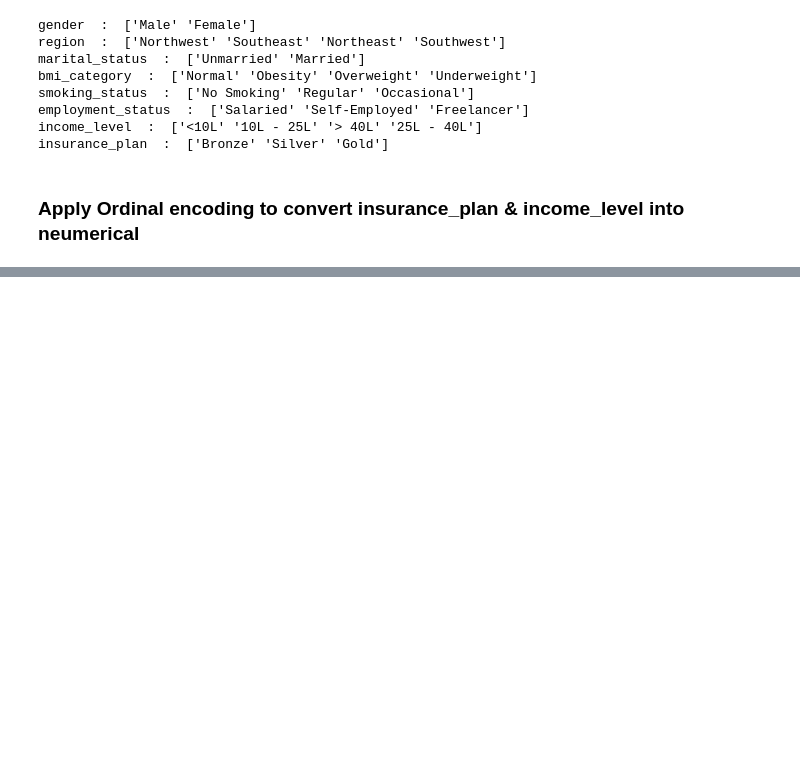
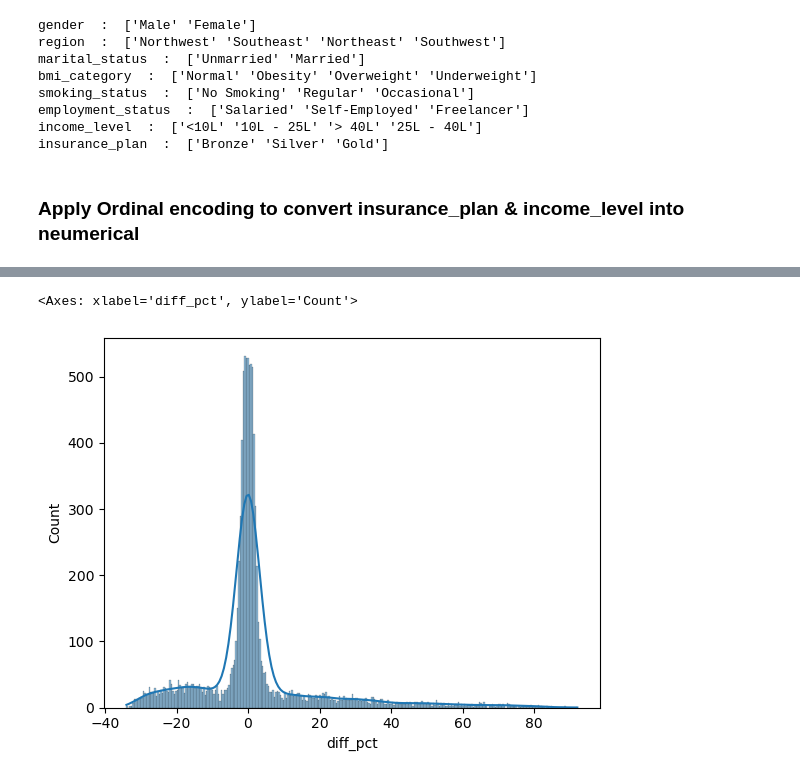
Before and after one commit to puneet-cs/DS19_ML_Project, a Jupyter notebook: DS19_Step1_EDA.ipynb, the cells around one changed output, grey strips where cells are left out. Saved outputs shown, nothing was run; the diff lists cells and outputs as text; code cells hidden in the pictures; blank space fills up the shorter version.

```diff
--- a/DS19_Step1_EDA.ipynb
+++ b/DS19_Step1_EDA.ipynb
@@ -469,0 +600,2 @@ df1
+# %%
+random_search.fit(x_train_scaled, y_train)
@@ -469,0 +628,3 @@ df1
+# %%
+y_pred = random_search.predict(x_test_scaled)
+y_pred
@@ -469,0 +634,5 @@ df1
+# %%
+residuals = y_pred - y_test
+
+residuals_pct = (residuals / y_test) * 100
+residuals_pct
@@ -469,0 +652,8 @@ df1
+# %%
+result_df = pd.DataFrame({
+    'Actual' : y_test,
+    'Predicted' : y_pred,
+    'diff' : residuals,
+    'diff_pct' : residuals_pct })
+
+result_df
@@ -469,0 +674,5 @@ df1
+# %%
+sns.histplot(result_df ['diff_pct'], kde = True)
+# %% [output]
+<Axes: xlabel='diff_pct', ylabel='Count'>
+[figure, added]
```
Also changed, not shown: parts of 38 cells of this notebook.
